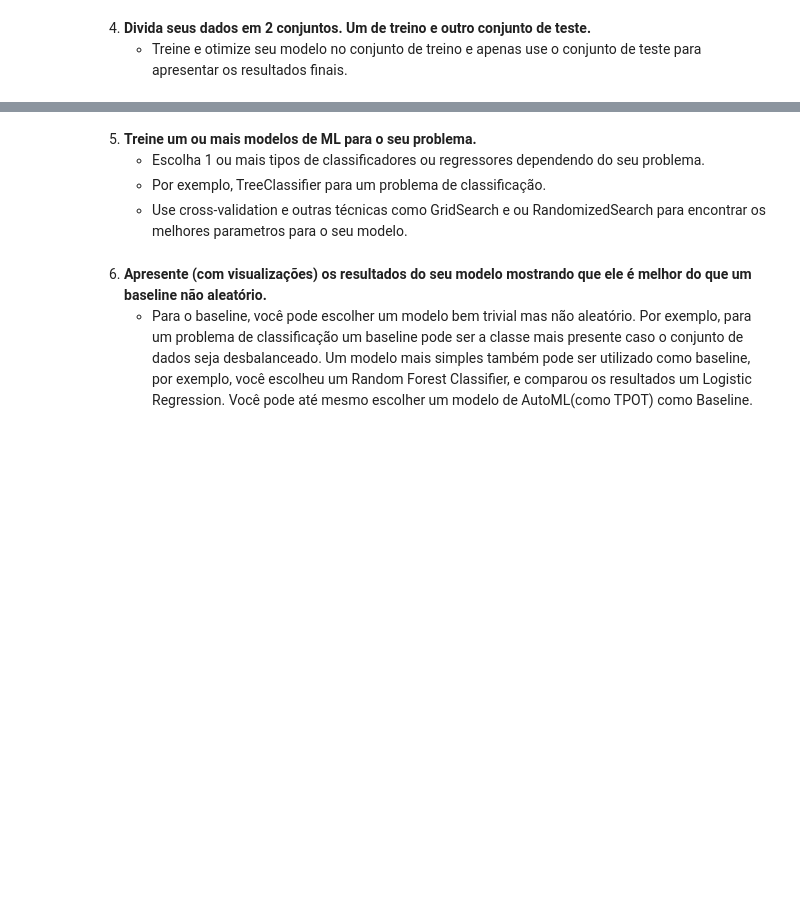
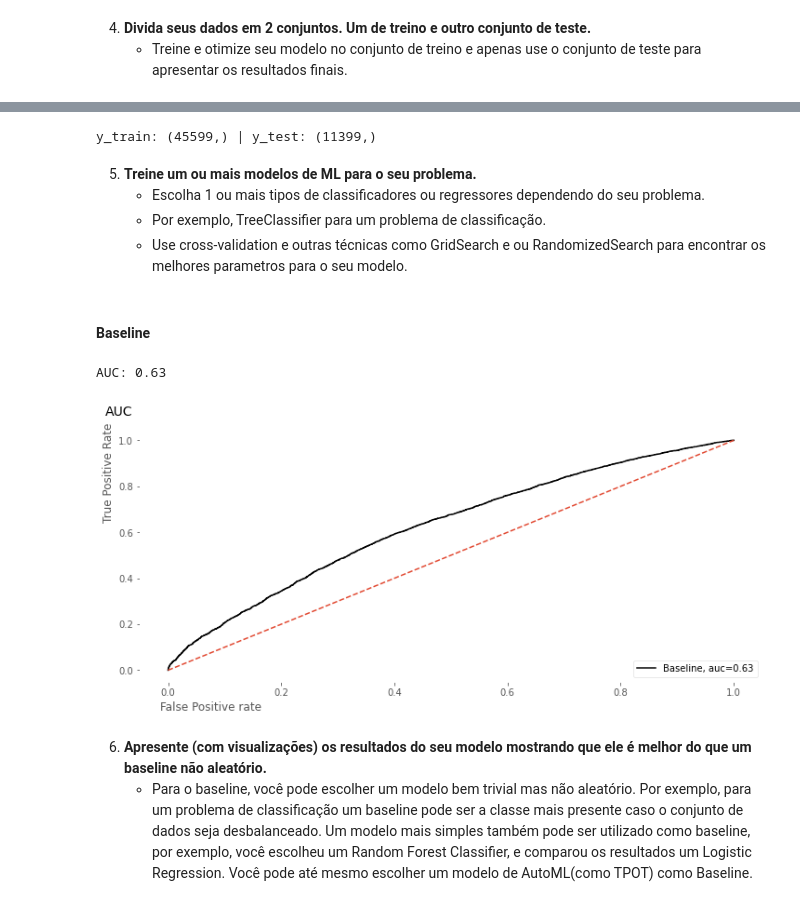
Before and after one commit to LilianeAquino/aed_projeto_3, a Jupyter notebook: template.ipynb, the cells around one changed output, grey strips where cells are left out. Drawn from its saved outputs; the diff is of its cells as text; code cells hidden in the pictures; blank space fills up the shorter version.

Commit message:
Modelagem o baseline

```diff
--- a/template.ipynb
+++ b/template.ipynb
@@ -1011,3 +1079,10 @@ Name: readmitted, dtype: int64
 # %% [markdown]
 4. **Divida seus dados em 2 conjuntos. Um de treino e outro conjunto de teste.**
     * Treine e otimize seu modelo no conjunto de treino e apenas use o conjunto de teste para apresentar os resultados finais.
+# %%
+from sklearn.model_selection import KFold
+
+cv = KFold(n_splits=5, shuffle=True)
+
+for train_index, test_index in cv.split(X):
+    X_train, X_test, y_train, y_test = X[train_index], X[test_index], y[train_index], y[test_index]
@@ -1014,5 +1093,11 @@ Name: readmitted, dtype: int64
+# %%
+print(f'y_train: {y_train.shape} | y_test: {y_test.shape}')
+# %% [output]
+y_train: (45599,) | y_test: (11399,)
 # %% [markdown]
 5. **Treine um ou mais modelos de ML para o seu problema.**
     * Escolha 1 ou mais tipos de classificadores ou regressores dependendo do seu problema.
     * Por exemplo, TreeClassifier para um problema de classificação.
     * Use cross-validation e outras técnicas como GridSearch e ou RandomizedSearch para encontrar os melhores parametros para o seu modelo.
+# %% [markdown]
+#### Baseline
@@ -1019,3 +1107,26 @@ Name: readmitted, dtype: int64
+# %%
+reg_log = LogisticRegression()
+reg_log.fit(X_train, y_train)
+y_pred = reg_log.predict_proba(X_test)[:,1]
+auc = round(metrics.roc_auc_score(y_test, y_pred), 2)
+print(f'AUC: {auc}')
+# %% [output]
+AUC: 0.63
+# %%
+plt.rcParams['figure.figsize'] = [12, 5]
+
+fpr, tpr, _ = metrics.roc_curve(y_test,  y_pred)
+
+plt.plot(fpr, tpr, label='Baseline, auc='+str(auc), color='black')
+plt.plot(np.linspace(0, 1, 100), np.linspace(0, 1, 100), linestyle='--')
+
+plt.legend(loc=4)
+plt.title('AUC', y=1.03, size=14, loc='left', x=-0.055)
+plt.ylabel('True Positive Rate', horizontalalignment='left', y=0.63)
+plt.xlabel('False Positive rate', horizontalalignment='right', x=0.195)
+plt.show()
+# %% [output]
+[figure, added]
 # %% [markdown]
 6. **Apresente (com visualizações) os resultados do seu modelo mostrando que ele é melhor do que um baseline não aleatório.**
     * Para o baseline, você pode escolher um modelo bem trivial mas não aleatório. Por exemplo, para um problema de classificação um baseline pode ser a classe mais presente caso o conjunto de dados seja desbalanceado.  Um modelo mais simples também pode ser utilizado como baseline, por exemplo, você escolheu um Random Forest Classifier, e comparou os resultados um Logistic Regression. Você pode até mesmo escolher um modelo de AutoML(como TPOT) como Baseline.
```
Also changed, not shown: parts of 21 cells of this notebook.
